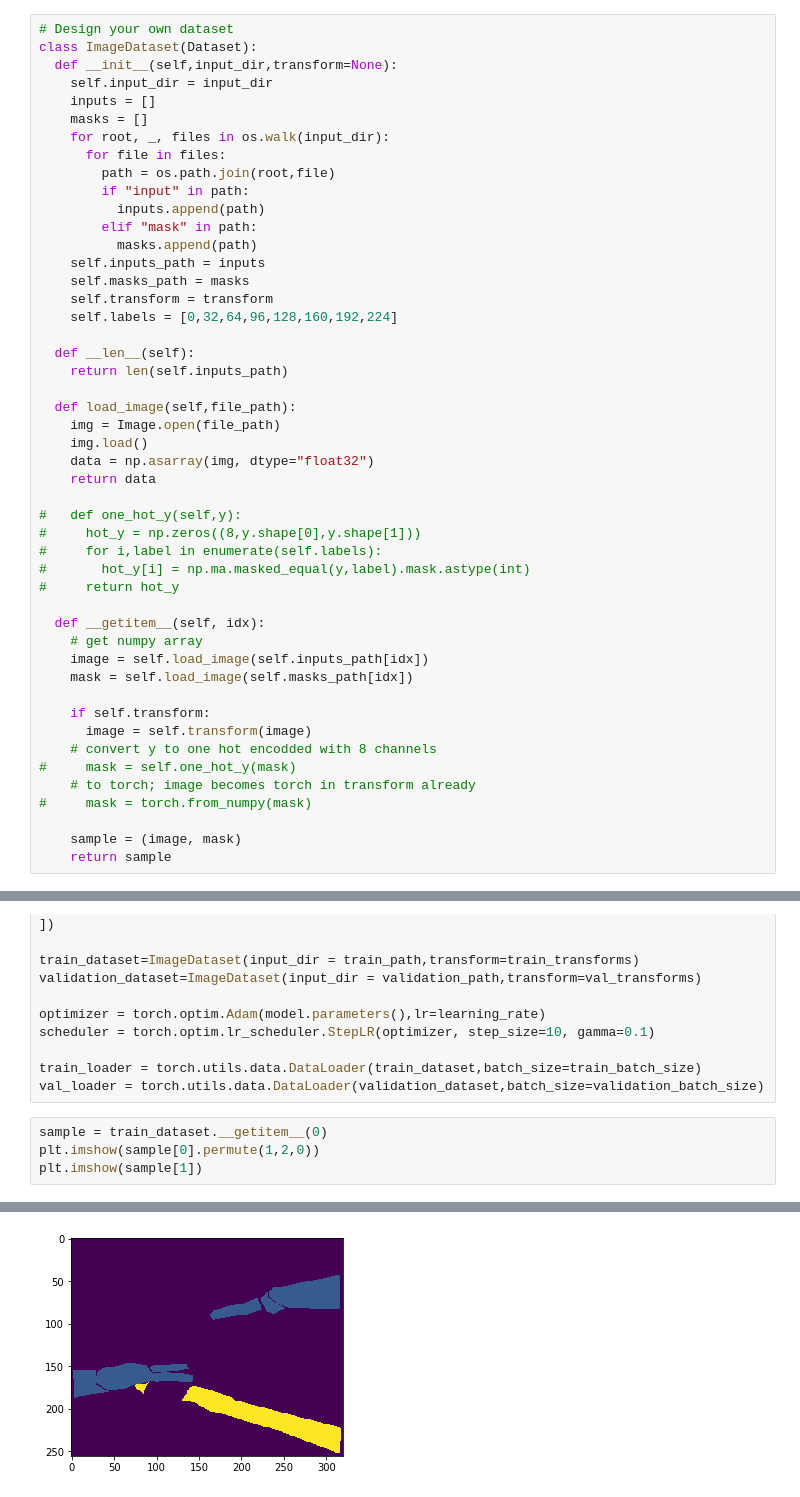
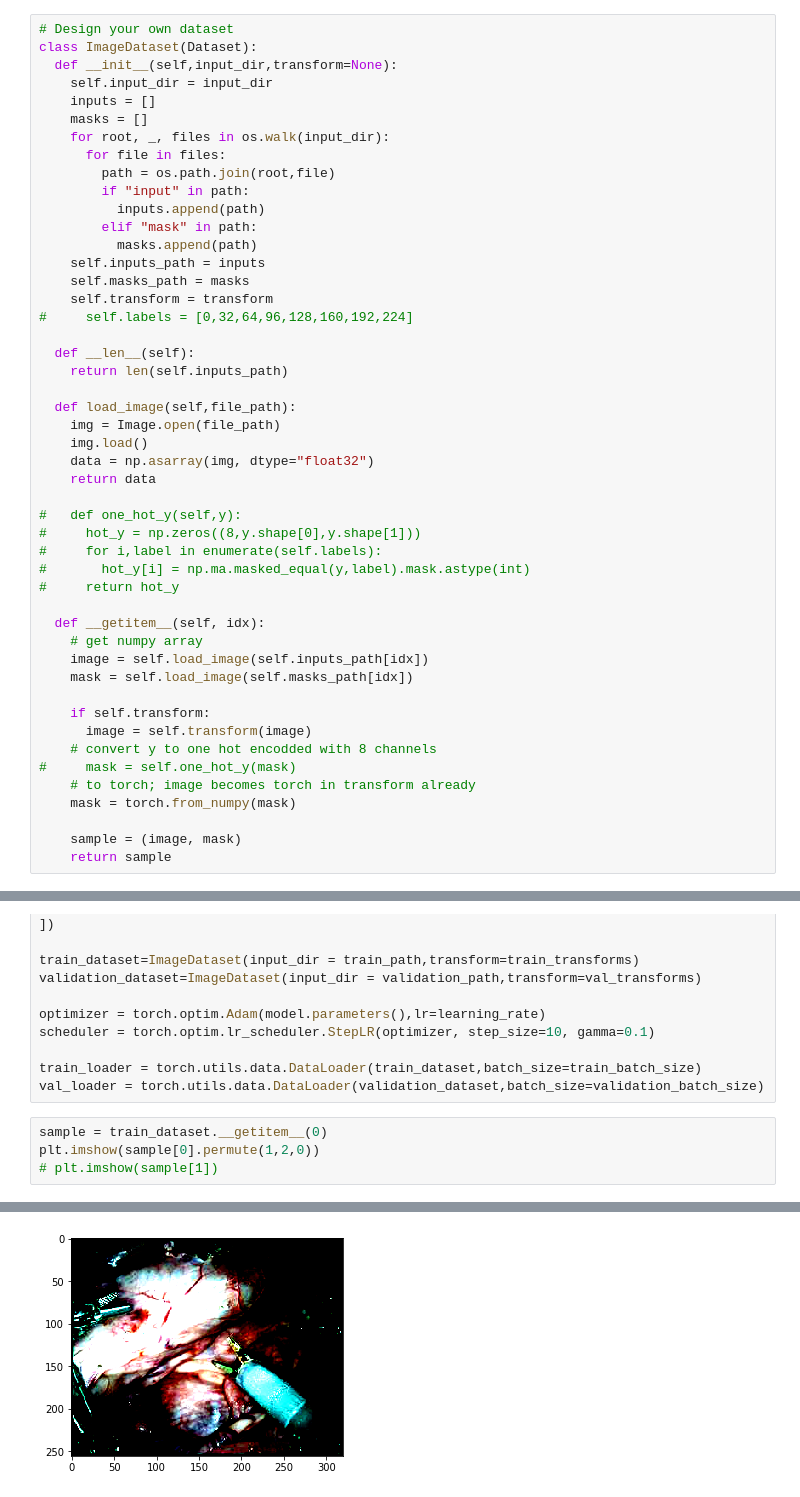
Before and after one commit to kristinyim/CynthiasCastle, a Jupyter notebook: hw6_kimy6.ipynb, the cells around one changed output, grey strips where cells are left out. Drawn from its saved outputs; the diff is of its cells as text.

```diff
--- a/hw6_kimy6.ipynb
+++ b/hw6_kimy6.ipynb
@@ -150,7 +165,7 @@ class ImageDataset(Dataset):
     self.inputs_path = inputs
     self.masks_path = masks
     self.transform = transform
-    self.labels = [0,32,64,96,128,160,192,224]
+#     self.labels = [0,32,64,96,128,160,192,224]
 
   def __len__(self):
     return len(self.inputs_path)
@@ -177,7 +192,7 @@ class ImageDataset(Dataset):
     # convert y to one hot encodded with 8 channels
 #     mask = self.one_hot_y(mask)
     # to torch; image becomes torch in transform already
-#     mask = torch.from_numpy(mask)
+    mask = torch.from_numpy(mask)
 
     sample = (image, mask)
     return sample
@@ -261,11 +308,11 @@ val_loader = torch.utils.data.DataLoader(validation_dataset,batch_size=validatio
 # %%
 sample = train_dataset.__getitem__(0)
 plt.imshow(sample[0].permute(1,2,0))
-plt.imshow(sample[1])
+# plt.imshow(sample[1])
 # %% [output]
 Clipping input data to the valid range for imshow with RGB data ([0..1] for floats or [0..255] for integers).
 <matplotlib.image.AxesImage at 0x...>
-[figure, old version]
+[figure, new version]
 # %%
 def train_step():
   model.train()
```
Also changed, not shown: parts of 15 cells of this notebook.
